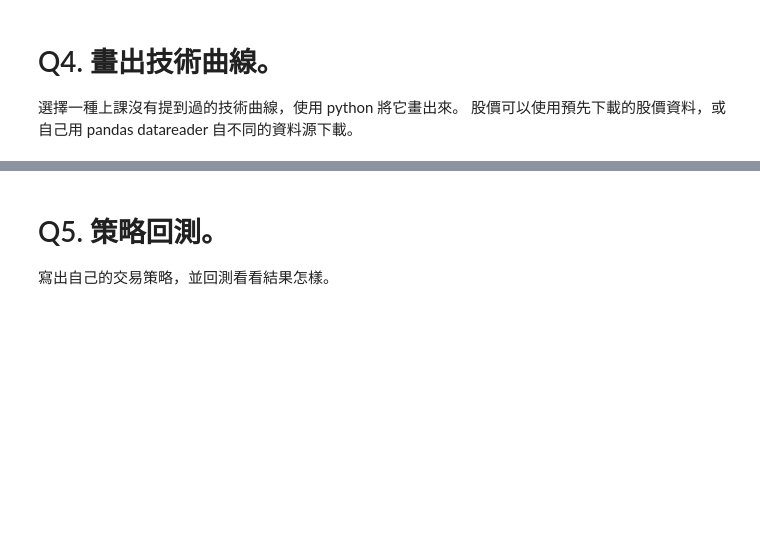
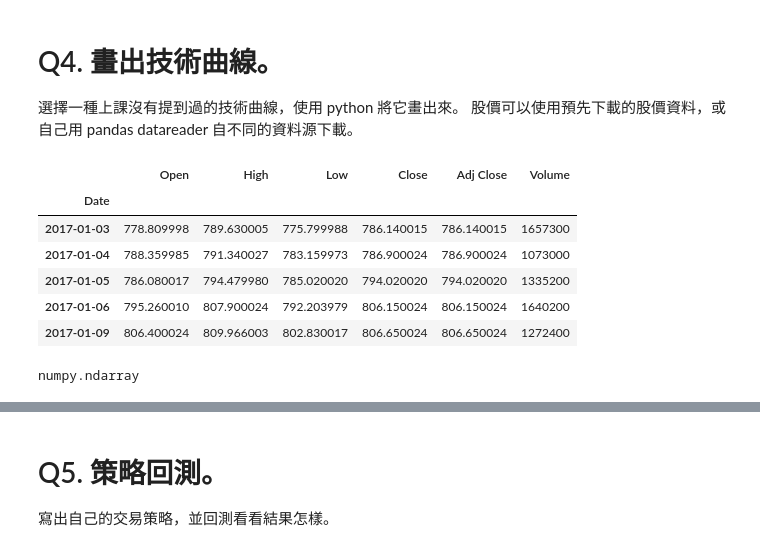
Before and after one commit to chinyinghung/20171026, a Jupyter notebook: mid/mid.ipynb, the cells around one changed output, grey strips where cells are left out. Cells and saved outputs as stored; diff of their text form; code cells hidden in the pictures; blank space fills up the shorter version.

```diff
--- a/mid/mid.ipynb
+++ b/mid/mid.ipynb
@@ -65,0 +143,15 @@ None None
+# %%
+df = web.DataReader("GOOG", 'yahoo', datetime(2017,1,1))
+df.head()
+# %% [output]
+|  | Open | High | Low | Close | Adj Close | Volume |
+| Date |  |  |  |  |  |  |
+| 2017-01-03 | 778.809998 | 789.630005 | 775.799988 | 786.140015 | 786.140015 | 1657300 |
+| 2017-01-04 | 788.359985 | 791.340027 | 783.159973 | 786.900024 | 786.900024 | 1073000 |
+| 2017-01-05 | 786.080017 | 794.479980 | 785.020020 | 794.020020 | 794.020020 | 1335200 |
+| 2017-01-06 | 795.260010 | 807.900024 | 792.203979 | 806.150024 | 806.150024 | 1640200 |
+| 2017-01-09 | 806.400024 | 809.966003 | 802.830017 | 806.650024 | 806.650024 | 1272400 |
+# %%
+type(df['Close'].values)
+# %% [output]
+numpy.ndarray
```
Also changed, not shown: parts of 16 cells of this notebook, 5 other files.
